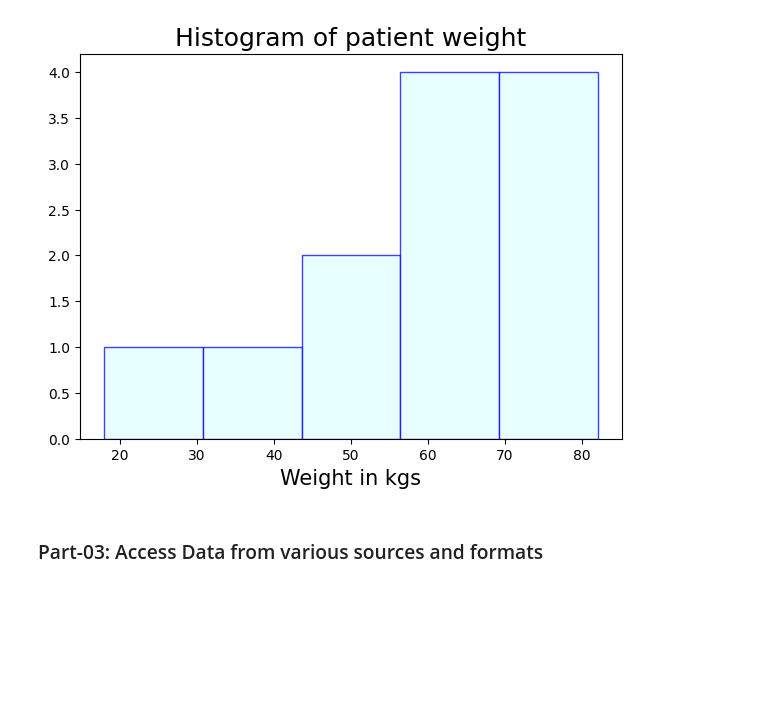
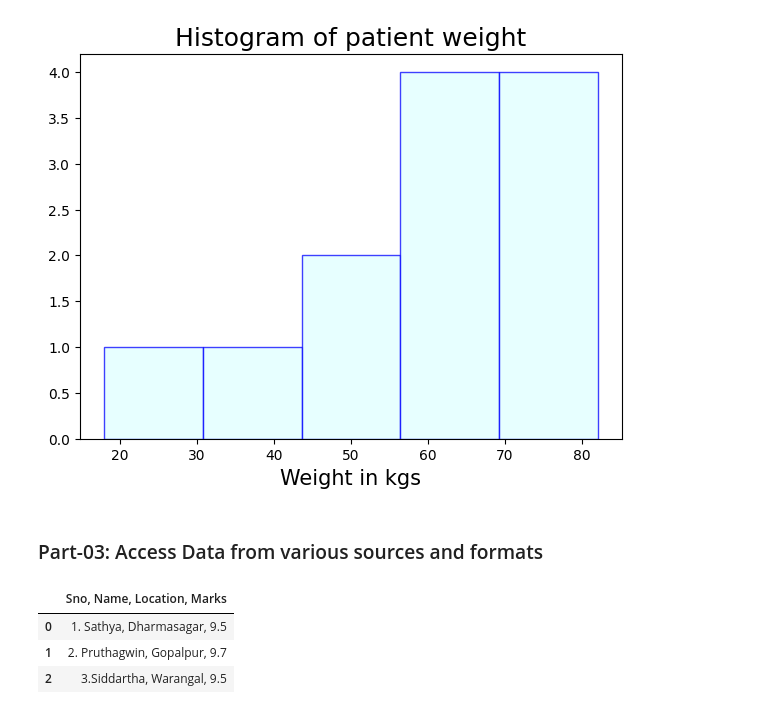
Before and after one commit to Laluprasad1/AIML-2025, a Jupyter notebook: Lab01_AIML.ipynb, the cells around one changed output. Saved outputs shown, nothing was run; the diff lists cells and outputs as text; code cells hidden in the pictures; blank space fills up the shorter version.

```diff
--- a/Lab01_AIML.ipynb
+++ b/Lab01_AIML.ipynb
@@ -127,3 +128,12 @@ plt.show()
 # %%
 import numpy as np
 import pandas as pd
+# %%
+df1 = pd.read_table("Lab01-aiml.txt")
+# %%
+df1
+# %% [output]
+|  | Sno, Name, Location, Marks |
+| 0 | 1. Sathya, Dharmasagar, 9.5 |
+| 1 | 2. Pruthagwin, Gopalpur, 9.7 |
+| 2 | 3.Siddartha, Warangal, 9.5 |
```
Also changed, not shown: parts of 1 cell of this notebook.
